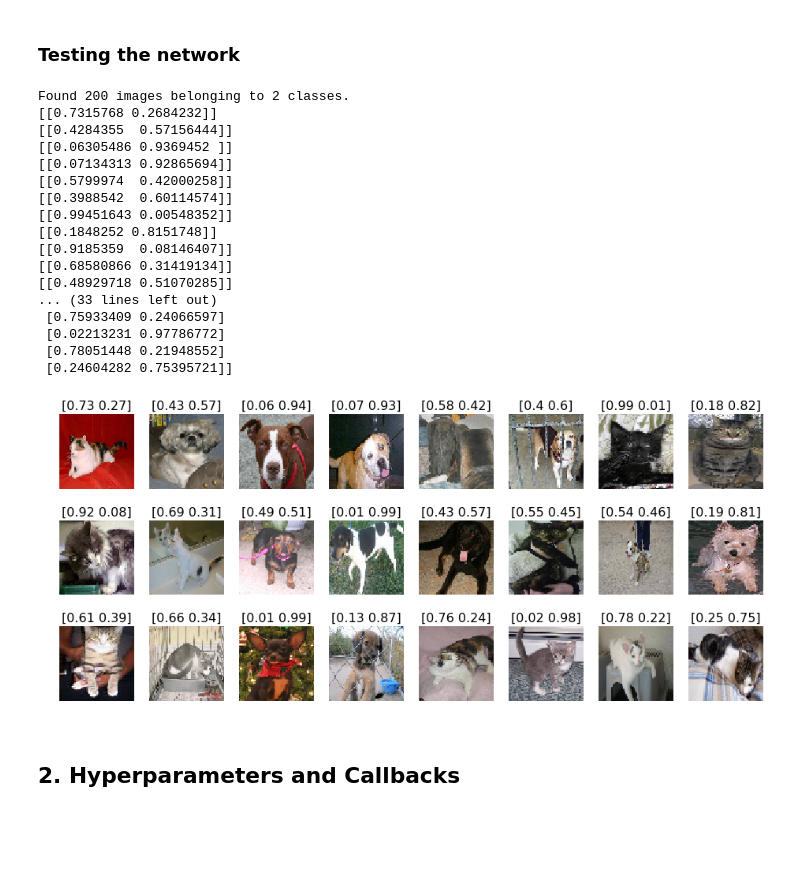
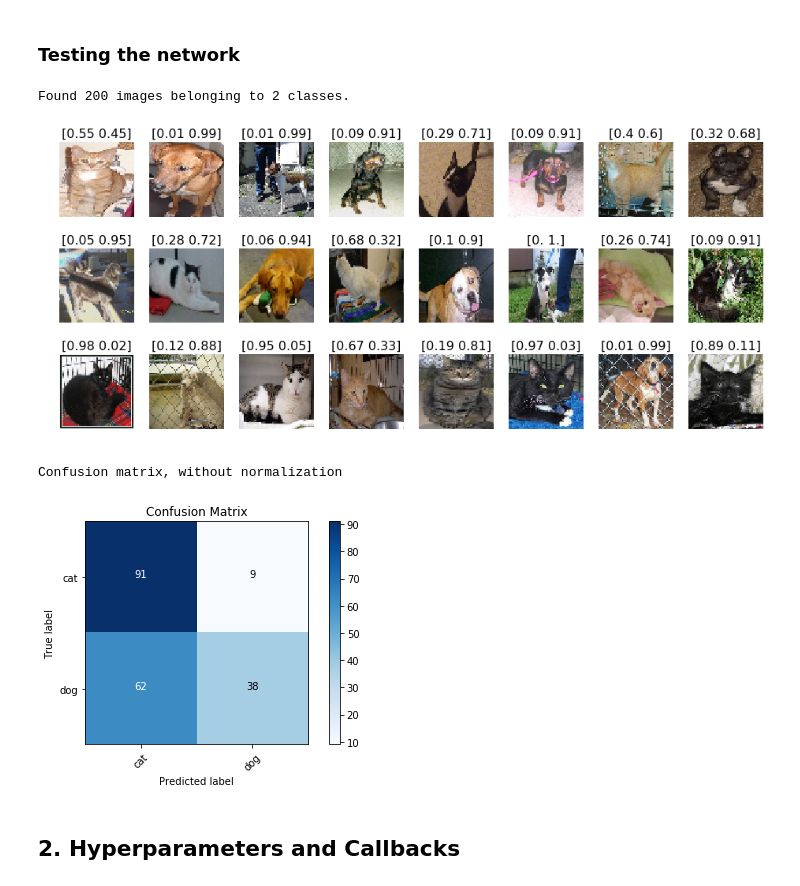
Before and after one commit to exr007/Kerastutorial, a Jupyter notebook: Keras_tutorial.ipynb, the cells around one changed output. Cells and saved outputs as stored; diff of their text form; code cells hidden in the pictures; blank space fills up the shorter version.

Commit message:
added confusion matrix

```diff
--- a/Keras_tutorial.ipynb
+++ b/Keras_tutorial.ipynb
@@ -186,29 +186,66 @@ test_images = []
 for i in range(N):
     test_image, true_labels = next(testing_set)
     test_images.append(test_image[0])
-    print(model.predict(test_image))
     predicted_labels[i,:] = model.predict(test_image)#[0]
-print(predicted_labels)
 plots(test_images, titles=predicted_labels)
 # %% [output]
 Found 200 images belonging to 2 classes.
-[[0.7315768 0.2684232]]
-[[0.4284355  0.57156444]]
-[[0.06305486 0.9369452 ]]
-[[0.07134313 0.92865694]]
-[[0.5799974  0.42000258]]
-[[0.3988542  0.60114574]]
-[[0.99451643 0.00548352]]
-[[0.1848252 0.8151748]]
-[[0.9185359  0.08146407]]
-[[0.68580866 0.31419134]]
-[[0.48929718 0.51070285]]
-... (33 lines left out)
- [0.75933409 0.24066597]
- [0.02213231 0.97786772]
- [0.78051448 0.21948552]
- [0.24604282 0.75395721]]
-[figure, old version]
+[figure, new version]
+# %%
+def plot_confusion_matrix(cm, classes,
+                          normalize=False,
+                          title='Confusion matrix',
+                          cmap=plt.cm.Blues):
+    """
+    This function prints and plots the confusion matrix.
+    Normalization can be applied by setting `normalize=True`.
+    """
+    plt.imshow(cm, interpolation='nearest', cmap=cmap)
+    plt.title(title)
+    plt.colorbar()
+    tick_marks = np.arange(len(classes))
+    plt.xticks(tick_marks, classes, rotation=45)
+    plt.yticks(tick_marks, classes)
+
+    if normalize:
+        cm = cm.astype('float') / cm.sum(axis=1)[:, np.newaxis]
+        print("Normalized confusion matrix")
+    else:
+        print('Confusion matrix, without normalization')
+
+    thresh = cm.max() / 2.
+    for i, j in itertools.product(range(cm.shape[0]), range(cm.shape[1])):
+        plt.text(j, i, cm[i, j],
+                 horizontalalignment="center",
+                 color="white" if cm[i, j] > thresh else "black")
+
+    plt.tight_layout()
+    plt.ylabel('True label')
+    plt.xlabel('Predicted label')
+
+import itertools
+from sklearn.metrics import confusion_matrix
+
+N = testing_set.samples
+testing_set.reset()
+predicted_labels = np.zeros((N,2))
+true_labels = np.zeros((N,2))
+test_images = []
+for i in range(N):
+    test_image, true_labels[i,:] = next(testing_set)
+    test_images.append(test_image[0])
+    predicted_labels[i,:] = model.predict(test_image)[0]
+
+for i,p in enumerate(predicted_labels):
+    predicted_labels[i][np.argmin(p)] = 0
+    predicted_labels[i][np.argmax(p)] = 1
+
+cm = confusion_matrix(true_labels[:,0], predicted_labels[:,0])
+
+plot_confusion_matrix(cm, ['cat','dog'], title='Confusion Matrix')
+# %% [output]
+Confusion matrix, without normalization
+[figure, added]
 # %% [markdown]
 ## 2. Hyperparameters and Callbacks
 # %% [markdown]
```
Also changed, not shown: parts of 3 cells of this notebook.
